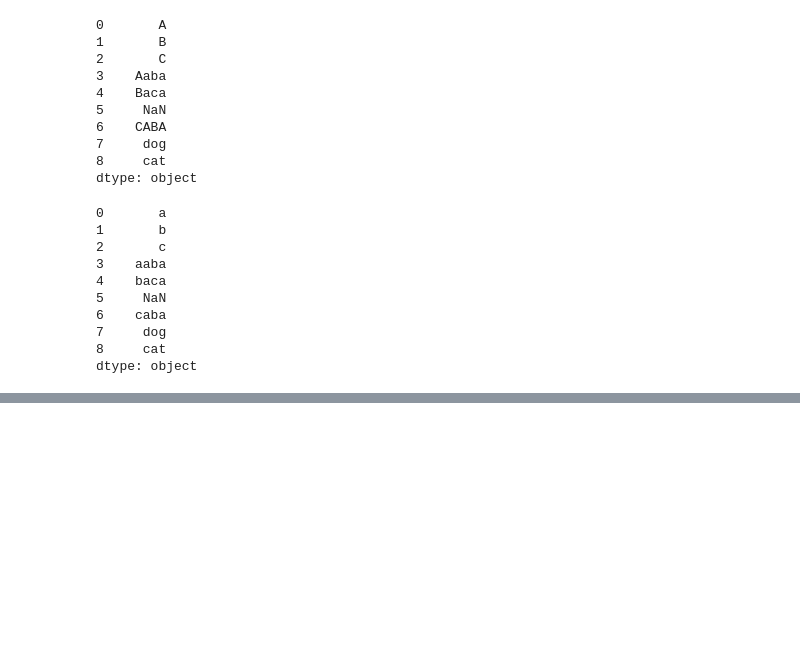
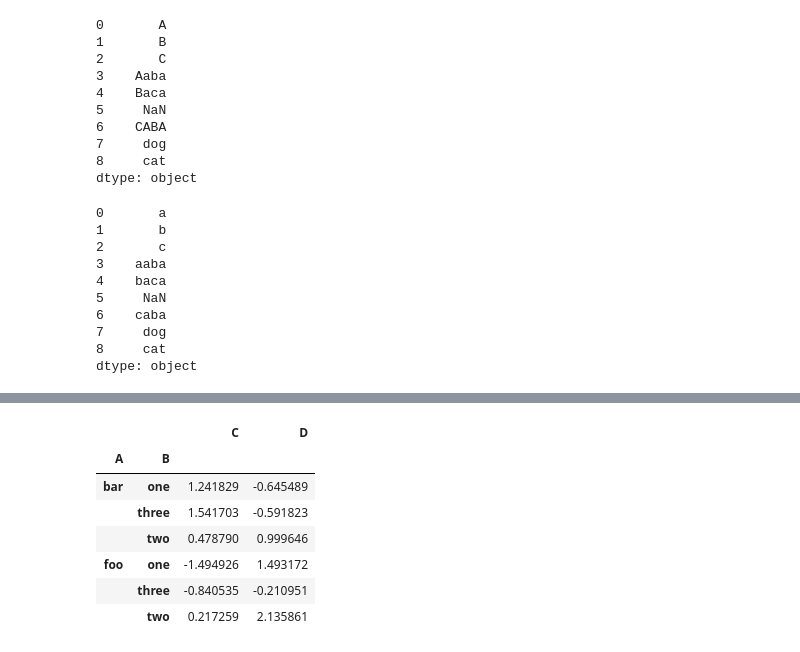
Before and after one commit to hanna-joo/Edu_BigData, a Jupyter notebook: python_edu/pandas_basic.ipynb, the cells around one changed output, grey strips where cells are left out. Saved outputs shown, nothing was run; the diff lists cells and outputs as text; code cells hidden in the pictures; blank space fills up the shorter version.

```diff
--- a/python_edu/pandas_basic.ipynb
+++ b/python_edu/pandas_basic.ipynb
@@ -558,0 +659,11 @@ dtype: object
+# %%
+df.groupby(['A','B']).sum()
+# %% [output]
+|  |  | C | D |
+| A | B |  |  |
+| bar | one | 1.241829 | -0.645489 |
+|  | three | 1.541703 | -0.591823 |
+|  | two | 0.478790 | 0.999646 |
+| foo | one | -1.494926 | 1.493172 |
+|  | three | -0.840535 | -0.210951 |
+|  | two | 0.217259 | 2.135861 |
```
Also changed, not shown: parts of 50 cells of this notebook.
